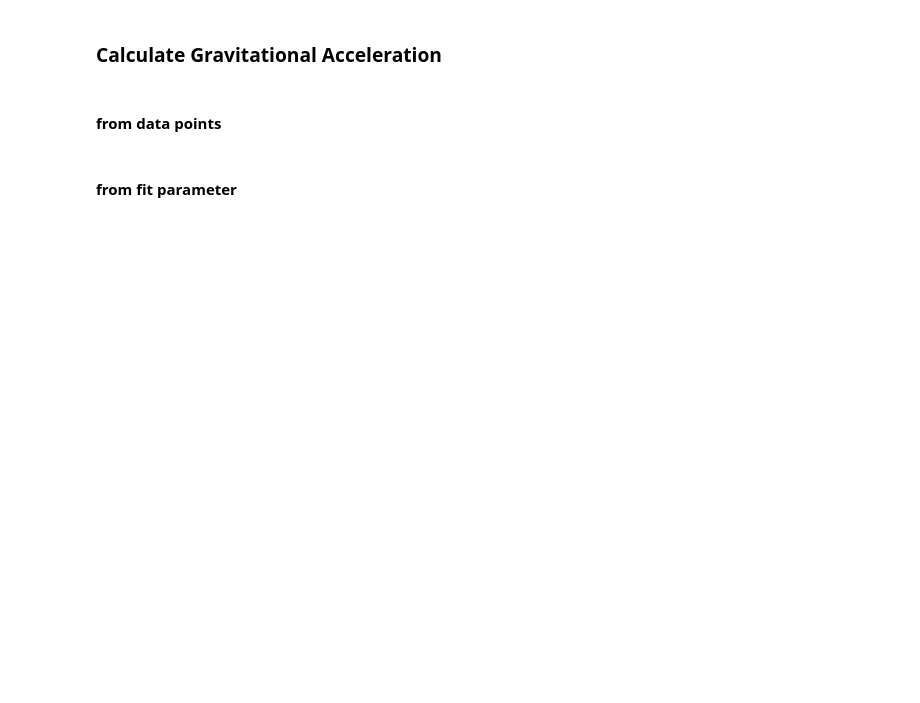
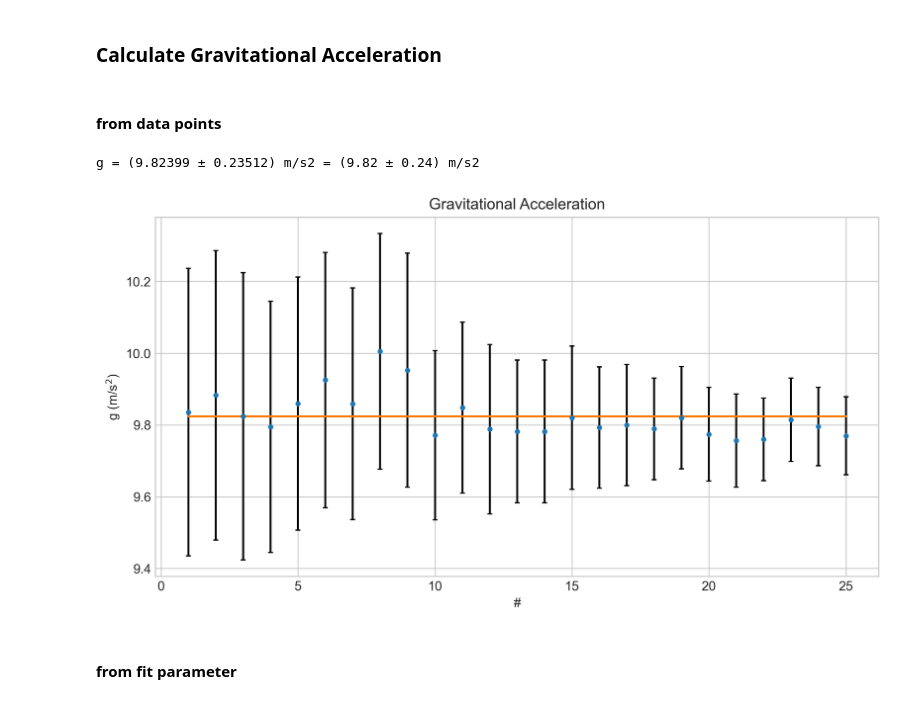
Before and after one commit to bylands/physicslab, a Jupyter notebook: pendulum.ipynb, the cells around one changed output. Saved outputs shown, nothing was run; the diff lists cells and outputs as text; code cells hidden in the pictures; blank space fills up the shorter version.

```diff
--- a/pendulum.ipynb
+++ b/pendulum.ipynb
@@ -94,13 +106,25 @@ res_plot.show()
 #### from data points
 # %%
 g = 4 * np.pi**2 * length / period**2
+g_mean = g.mean()
 N = len(g)
 
 gmax = 4 * np.pi**2 * (length + dl) / (period - dT)**2
-dg = (gmax - g).mean()
+dg = (gmax - g)
+dg_mean = dg.mean()
 
 
-print(f'g = ({g.mean():.5f} ± {dg:.5f}) m/s2 = ({g.mean():.2f} ± {dg:.2f}) m/s2')
+print(f'g = ({g_mean:.5f} ± {dg_mean:.5f}) m/s2 = ({g_mean:.2f} ± {dg_mean:.2f}) m/s2')
+
+title = 'Gravitational Acceleration'
+y_label = r'g (m/s$^2$)'
+g_plot = plot_error(range(1, N+1), g, 0, dg, x_label=x_label, y_label=y_label, title=title)
+
+plt.plot(range(1, N+1), [g_mean]*N)
+plt.show()
+# %% [output]
+g = (9.82399 ± 0.23512) m/s2 = (9.82 ± 0.24) m/s2
+[figure, added]
 # %% [markdown]
 #### from fit parameter
 # %%
```
Also changed, not shown: parts of 5 cells of this notebook.
